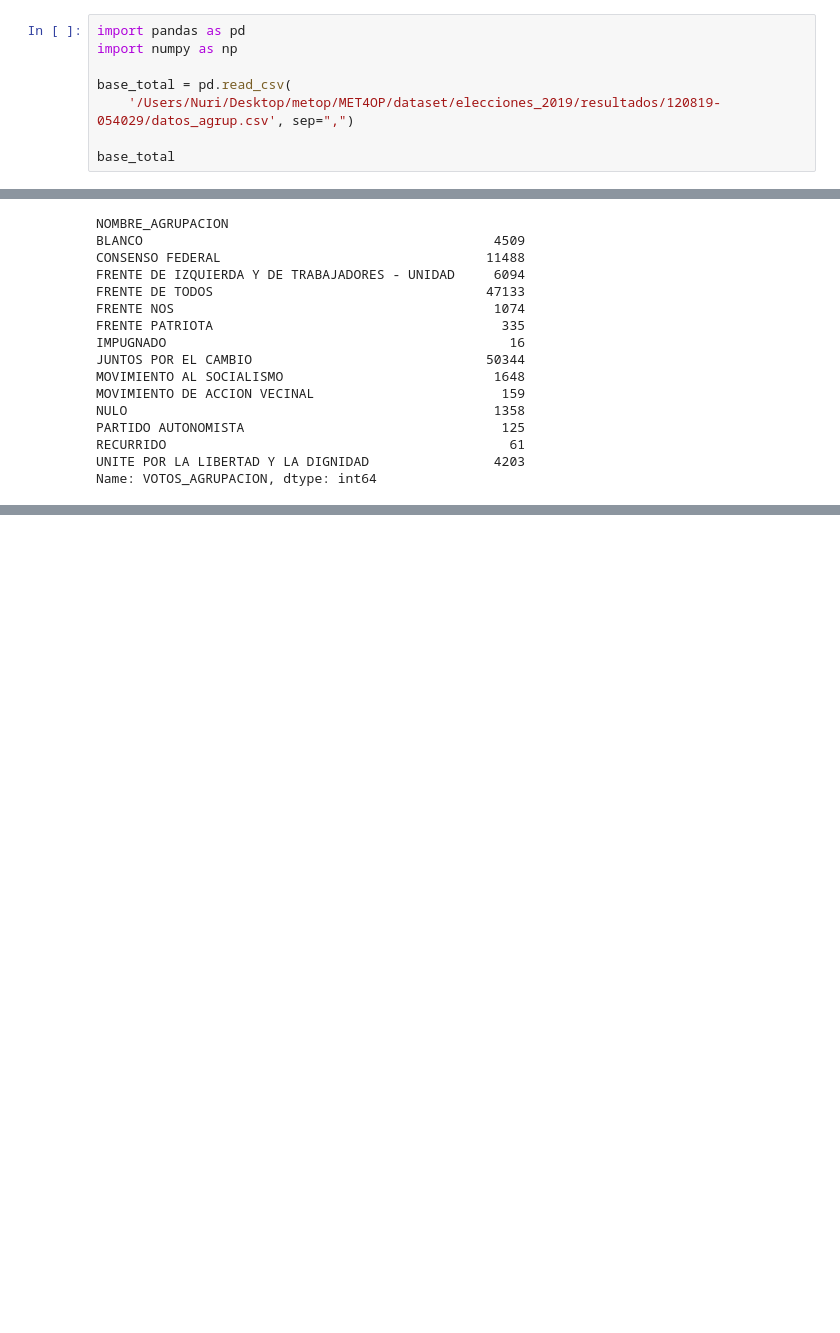
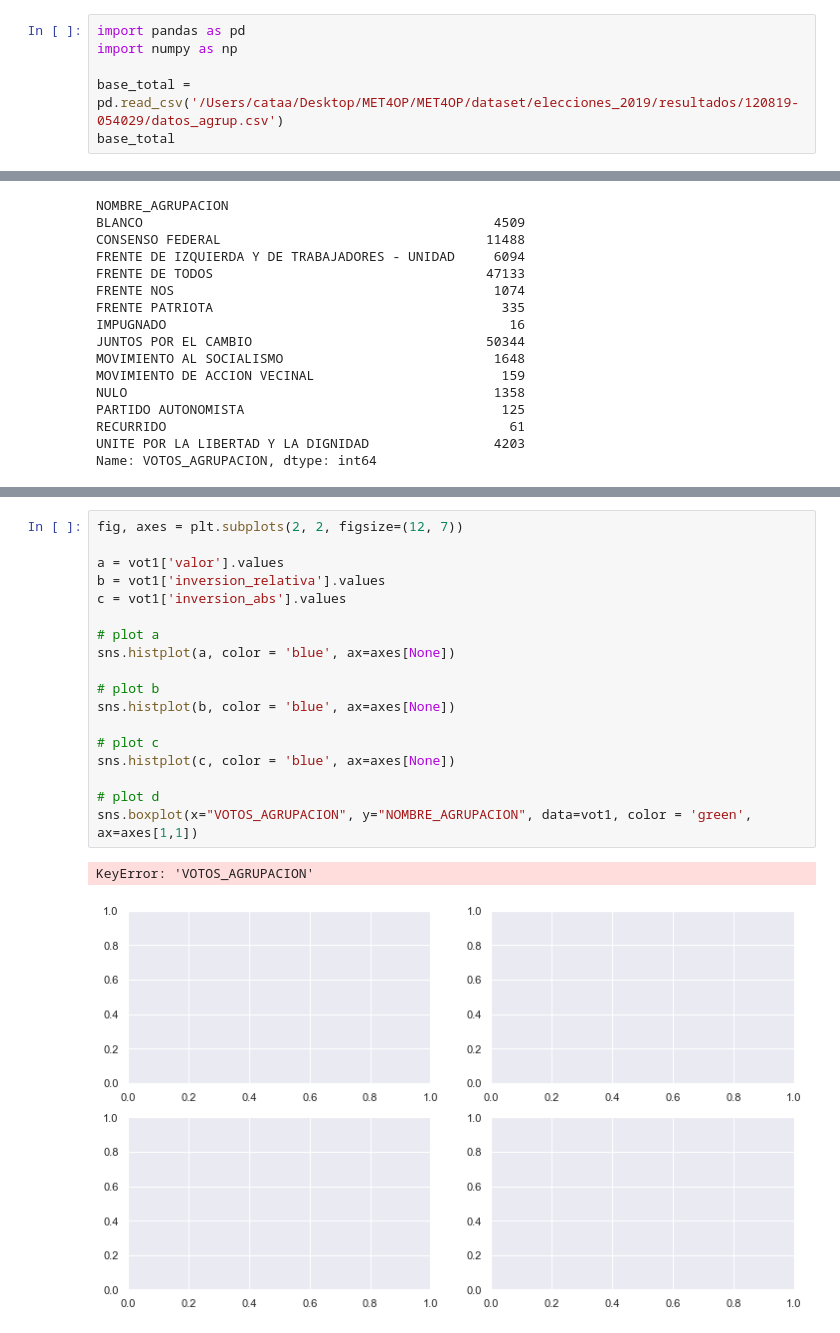
Before and after one commit to vickyfregonese/Trabajo-n2, a Jupyter notebook: TP2 D.ipynb, the cells around one changed output, grey strips where cells are left out. Cells and saved outputs as stored; diff of their text form; blank space fills up the shorter version.

```diff
--- a/TP2 D.ipynb
+++ b/TP2 D.ipynb
@@ -2,9 +2,7 @@
 import pandas as pd
 import numpy as np
 
-base_total = pd.read_csv(
-    '/Users/Nuri/Desktop/metop/MET4OP/dataset/elecciones_2019/resultados/120819-054029/datos_agrup.csv', sep=",")
-
+base_total = pd.read_csv('/Users/cataa/Desktop/MET4OP/MET4OP/dataset/elecciones_2019/resultados/120819-054029/datos_agrup.csv')
 base_total
 # %% [output]
 |  | CODIGO_DISTRITO | CODIGO_SECCION | CODIGO_CIRCUITO | CODIGO_MESA | CODIGO_CATEGORIA | CODIGO_AGRUPACION | ... |
@@ -466,0 +471,21 @@ Name: VOTOS_AGRUPACION, dtype: int64
+# %%
+fig, axes = plt.subplots(2, 2, figsize=(12, 7))
+
+a = vot1['valor'].values
+b = vot1['inversion_relativa'].values
+c = vot1['inversion_abs'].values
+
+# plot a
+sns.histplot(a, color = 'blue', ax=axes[None])
+
+# plot b
+sns.histplot(b, color = 'blue', ax=axes[None])
+
+# plot c
+sns.histplot(c, color = 'blue', ax=axes[None])
+
+# plot d
+sns.boxplot(x="VOTOS_AGRUPACION", y="NOMBRE_AGRUPACION", data=vot1, color = 'green', ax=axes[1,1])
+# %% [output]
+KeyError: 'VOTOS_AGRUPACION'
+[figure, added]
```
Also changed, not shown: parts of 4 cells of this notebook.
